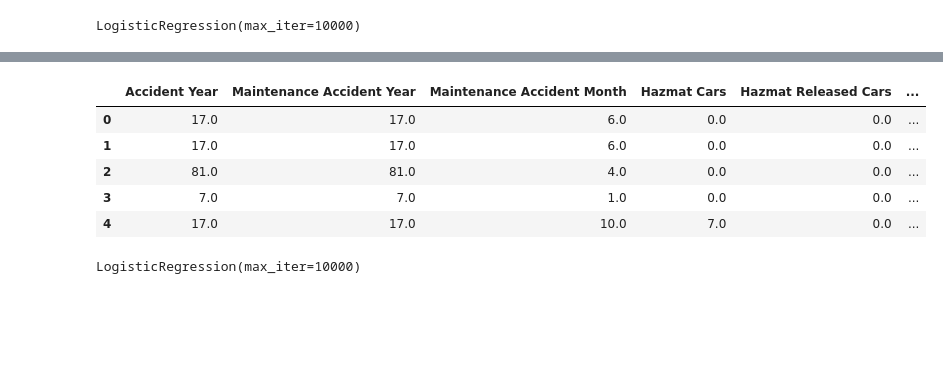
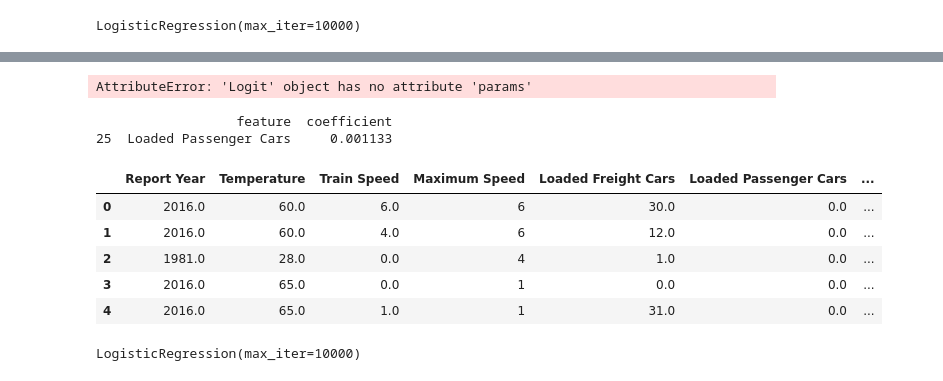
Before and after one commit to ndahlinuvm/Train-Derailment-287Project, a Jupyter notebook: log_reg.ipynb, the cells around one changed output, grey strips where cells are left out. Cells and saved outputs as stored; diff of their text form; code cells hidden in the pictures; blank space fills up the shorter version.

```diff
--- a/log_reg.ipynb
+++ b/log_reg.ipynb
@@ -46,12 +44,12 @@ df = df.drop(['Railroad Employees Killed', 'Railroad Employees Injured', 'Passen
 # %%
-# # creating a column with a 1 if there were any deaths or injuries at all across all categories, 0 otherwise
-# c = ['Railroad Employees Killed', 'Railroad Employees Injured', 'Passengers Killed', 'Passengers Injured', 'Others Killed', 'Others Injured', 'Persons Killed For Reporting Railroad', 'Persons Injured For Reporting Railroad', 'Total Persons Killed', 'Total Persons Injured', 'Total Killed Form 54', 'Total Injured Form 54']
-# df['Casualty'] = np.where(df[c].sum(axis=1) > 0, 1, 0)
-# # make sure this is an int64 type
-# df['Casualty'] = df['Casualty'].astype('int64')
-# casualty = df['Casualty']
-# # removing all the columns that had deaths or injuries
-# df = df.drop(['Railroad Employees Killed', 'Railroad Employees Injured', 'Passengers Killed', 'Passengers Injured', 'Others Killed', 'Others Injured', 'Persons Killed For Reporting Railroad', 'Persons Injured For Reporting Railroad', 'Total Persons Killed', 'Total Persons Injured', 'Total Killed Form 54', 'Total Injured Form 54'], axis=1)
+# creating a column with a 1 if there were any deaths or injuries at all across all categories, 0 otherwise
+c = ['Railroad Employees Killed', 'Railroad Employees Injured', 'Passengers Killed', 'Passengers Injured', 'Others Killed', 'Others Injured', 'Persons Killed For Reporting Railroad', 'Persons Injured For Reporting Railroad', 'Total Persons Killed', 'Total Persons Injured', 'Total Killed Form 54', 'Total Injured Form 54']
+df['Casualty'] = np.where(df[c].sum(axis=1) > 0, 1, 0)
+# make sure this is an int64 type
+df['Casualty'] = df['Casualty'].astype('int64')
+casualty = df['Casualty']
+# removing all the columns that had deaths or injuries
+df = df.drop(['Railroad Employees Killed', 'Railroad Employees Injured', 'Passengers Killed', 'Passengers Injured', 'Others Killed', 'Others Injured', 'Persons Killed For Reporting Railroad', 'Persons Injured For Reporting Railroad', 'Total Persons Killed', 'Total Persons Injured', 'Total Killed Form 54', 'Total Injured Form 54'], axis=1)
 # %%
 # drop all non numeric columns
 df = df.select_dtypes(include=['float64', 'int64'])
@@ -116,10 +114,10 @@ dtype: int64
 # %%
 # split into train test
 from sklearn.model_selection import train_test_split
-X = df.drop(['deaths'], axis=1)
-# X = df.drop(['Casualty'], axis=1)
-y = df['deaths']
-# y = df['Casualty']
+# X = df.drop(['deaths'], axis=1)
+X = df.drop(['Casualty'], axis=1)
+# y = df['deaths']
+y = df['Casualty']
 X_train, X_test, y_train, y_test = train_test_split(X, y, test_size=0.2)
 # %%
 # Fit a logisitc regression across all variables trying to predict whether or not a person died
@@ -135,7 +133,7 @@ print(log_reg.score(X_test, y_test))
 # %%
 # match the coefficients to the column names
-coefficients = pd.DataFrame({'feature': df.drop(['deaths'], axis=1).columns, 'coefficient': log_reg.coef_[0]})
-# coefficients = pd.DataFrame({'feature': df.drop(['Casualty'], axis=1).columns, 'coefficient': log_reg.coef_[0]})
+# coefficients = pd.DataFrame({'feature': df.drop(['deaths'], axis=1).columns, 'coefficient': log_reg.coef_[0]})
+coefficients = pd.DataFrame({'feature': df.drop(['Casualty'], axis=1).columns, 'coefficient': log_reg.coef_[0]})
 # order the coefficients from highest to lowest
 coefficients.sort_values('coefficient', ascending=False)
 coefficients.sort_values('coefficient', ascending=False).plot.bar(x='feature', y='coefficient', figsize=(10,5))
@@ -145,22 +170,33 @@ coefficients.sort_values('coefficient', ascending=False).plot.bar(x='feature', y
+# %%
+# plot the points from the logit_model
+coefs = logit_model.params
+# %% [output]
+AttributeError: 'Logit' object has no attribute 'params'
+# %%
+# find the Loaded Passenger Cars coefficient
+print(coefficients[coefficients['feature'] == 'Loaded Passenger Cars'])
+# %% [output]
+                  feature  coefficient
+25  Loaded Passenger Cars     0.001133
 # %%
 # get list of coefficients that had a large impact on the model
-coefficients[abs(coefficients['coefficient']) > 0.005]
+coefficients[abs(coefficients['coefficient']) > 0.001]
 # this has to be absolute value because some coefficients are negative
-impacts = coefficients[abs(coefficients['coefficient']) > 0.005]['feature'].tolist()
+impacts = coefficients[abs(coefficients['coefficient']) > 0.001]['feature'].tolist()
 
 # keep only the columns that had a large impact on the model
 df = df[impacts]
 # add back in the deaths column
-df['deaths'] = deaths
-# df['Casualty'] = casualty
+# df['deaths'] = deaths
+df['Casualty'] = casualty
 
 df.head()
 # %% [output]
-|  | Accident Year | Maintenance Accident Year | Maintenance Accident Month | Hazmat Cars | Hazmat Released Cars | ... |
-| 0 | 17.0 | 17.0 | 6.0 | 0.0 | 0.0 | ... |
-| 1 | 17.0 | 17.0 | 6.0 | 0.0 | 0.0 | ... |
-| 2 | 81.0 | 81.0 | 4.0 | 0.0 | 0.0 | ... |
-| 3 | 7.0 | 7.0 | 1.0 | 0.0 | 0.0 | ... |
-| 4 | 17.0 | 17.0 | 10.0 | 7.0 | 0.0 | ... |
+|  | Report Year | Temperature | Train Speed | Maximum Speed | Loaded Freight Cars | Loaded Passenger Cars | ... |
+| 0 | 2016.0 | 60.0 | 6.0 | 6 | 30.0 | 0.0 | ... |
+| 1 | 2016.0 | 60.0 | 4.0 | 6 | 12.0 | 0.0 | ... |
+| 2 | 1981.0 | 28.0 | 0.0 | 4 | 1.0 | 0.0 | ... |
+| 3 | 2016.0 | 65.0 | 0.0 | 1 | 0.0 | 0.0 | ... |
+| 4 | 2016.0 | 65.0 | 1.0 | 1 | 31.0 | 0.0 | ... |
 # %%
 # performing another logistic regression with only the columns that had a large impact on the model
```
Also changed, not shown: parts of 15 cells of this notebook.
